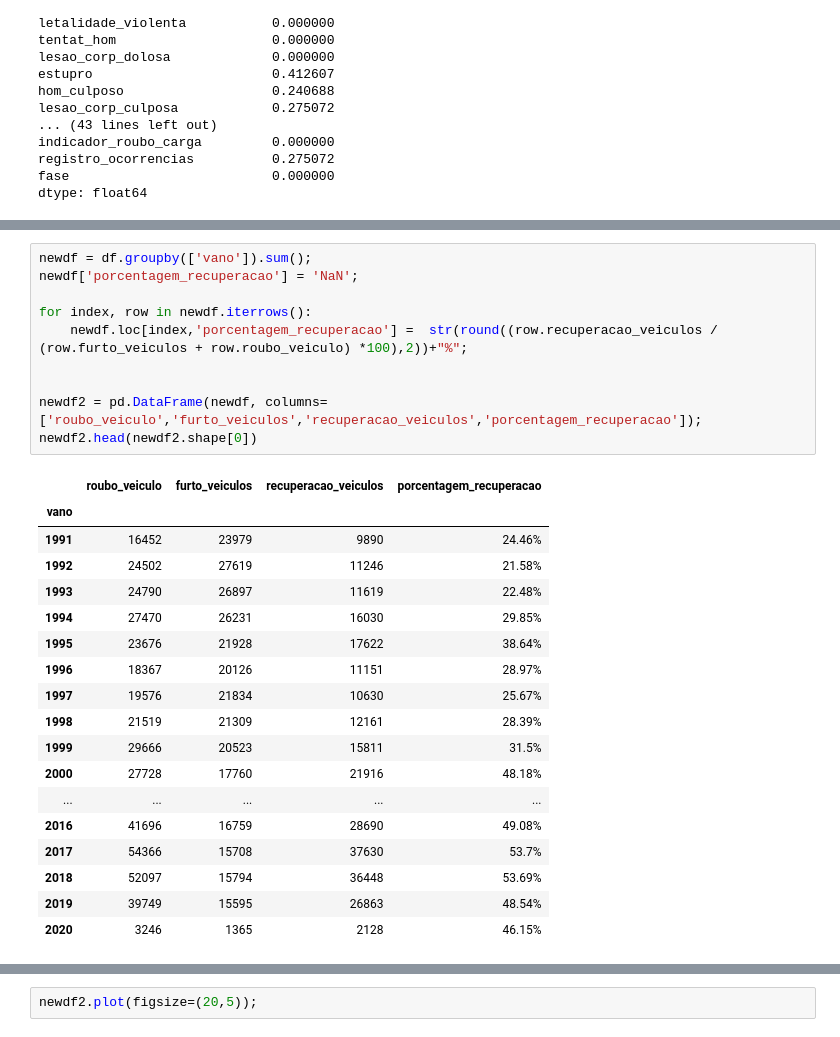
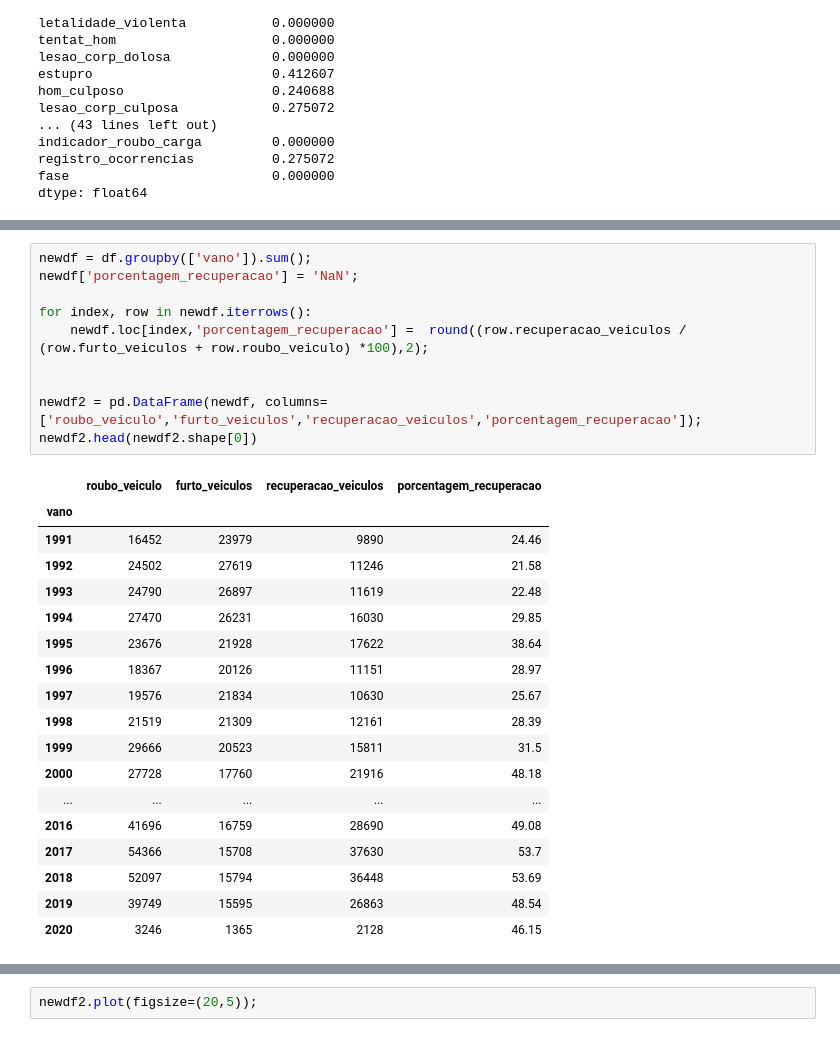
Before and after one commit to DouglasFrancoDS/Data_Sciense, a Jupyter notebook: PROJETO_Analisando_a_Violência_no_Rio_de_Janeirob.ipynb, the cells around one changed output, grey strips where cells are left out. Saved outputs shown, nothing was run; the diff lists cells and outputs as text.

```diff
--- a/PROJETO_Analisando_a_Violência_no_Rio_de_Janeirob.ipynb
+++ b/PROJETO_Analisando_a_Violência_no_Rio_de_Janeirob.ipynb
@@ -158,29 +141,29 @@ Descreva e execute as seguintes etapas:
 # %%
 newdf = df.groupby(['vano']).sum();
 newdf['porcentagem_recuperacao'] = 'NaN';
 
 for index, row in newdf.iterrows():
-    newdf.loc[index,'porcentagem_recuperacao'] =  str(round((row.recuperacao_veiculos / (row.furto_veiculos + row.roubo_veiculo) *100),2))+"%";
+    newdf.loc[index,'porcentagem_recuperacao'] =  round((row.recuperacao_veiculos / (row.furto_veiculos + row.roubo_veiculo) *100),2);
 
 
 newdf2 = pd.DataFrame(newdf, columns=['roubo_veiculo','furto_veiculos','recuperacao_veiculos','porcentagem_recuperacao']);
 newdf2.head(newdf2.shape[0])
 # %% [output]
 |  | roubo_veiculo | furto_veiculos | recuperacao_veiculos | porcentagem_recuperacao |
 | vano |  |  |  |  |
-| 1991 | 16452 | 23979 | 9890 | 24.46% |
-| 1992 | 24502 | 27619 | 11246 | 21.58% |
-| 1993 | 24790 | 26897 | 11619 | 22.48% |
-| 1994 | 27470 | 26231 | 16030 | 29.85% |
-| 1995 | 23676 | 21928 | 17622 | 38.64% |
-| 1996 | 18367 | 20126 | 11151 | 28.97% |
-| 1997 | 19576 | 21834 | 10630 | 25.67% |
-| 1998 | 21519 | 21309 | 12161 | 28.39% |
-| 1999 | 29666 | 20523 | 15811 | 31.5% |
-| 2000 | 27728 | 17760 | 21916 | 48.18% |
+| 1991 | 16452 | 23979 | 9890 | 24.46 |
+| 1992 | 24502 | 27619 | 11246 | 21.58 |
+| 1993 | 24790 | 26897 | 11619 | 22.48 |
+| 1994 | 27470 | 26231 | 16030 | 29.85 |
+| 1995 | 23676 | 21928 | 17622 | 38.64 |
+| 1996 | 18367 | 20126 | 11151 | 28.97 |
+| 1997 | 19576 | 21834 | 10630 | 25.67 |
+| 1998 | 21519 | 21309 | 12161 | 28.39 |
+| 1999 | 29666 | 20523 | 15811 | 31.5 |
+| 2000 | 27728 | 17760 | 21916 | 48.18 |
 | ... | ... | ... | ... | ... |
-| 2016 | 41696 | 16759 | 28690 | 49.08% |
-| 2017 | 54366 | 15708 | 37630 | 53.7% |
-| 2018 | 52097 | 15794 | 36448 | 53.69% |
-| 2019 | 39749 | 15595 | 26863 | 48.54% |
-| 2020 | 3246 | 1365 | 2128 | 46.15% |
+| 2016 | 41696 | 16759 | 28690 | 49.08 |
+| 2017 | 54366 | 15708 | 37630 | 53.7 |
+| 2018 | 52097 | 15794 | 36448 | 53.69 |
+| 2019 | 39749 | 15595 | 26863 | 48.54 |
+| 2020 | 3246 | 1365 | 2128 | 46.15 |
```
Also changed, not shown: parts of 10 cells of this notebook.
